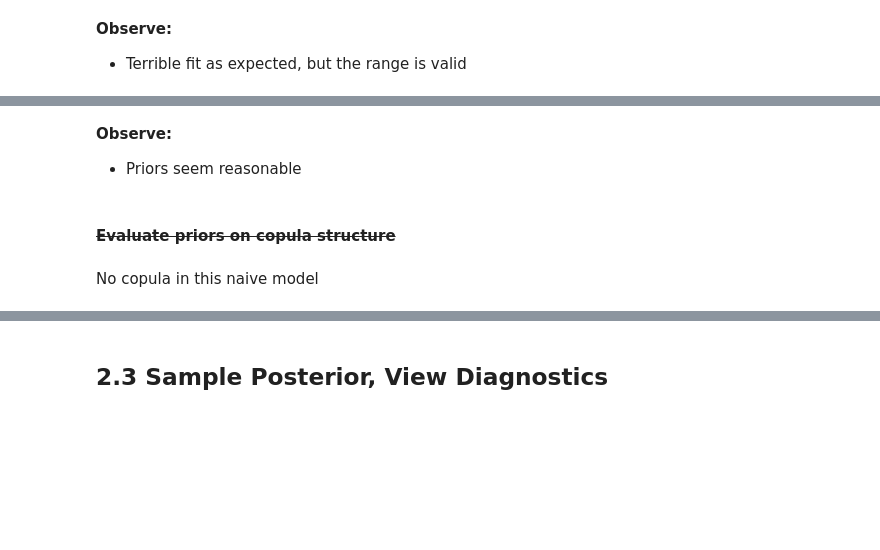
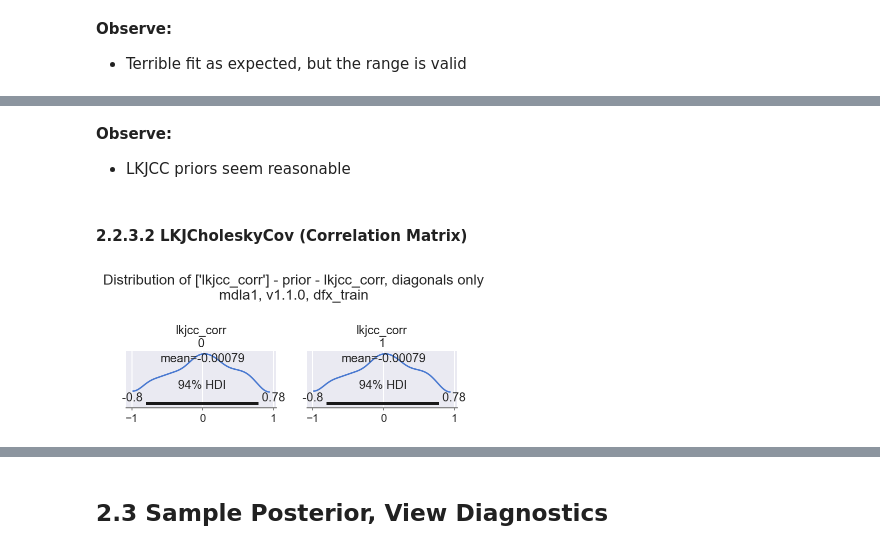
Before and after one commit to oreum-industries/oreum_copula, a Jupyter notebook: notebooks/101_ModelA1.ipynb, the cells around one changed output, grey strips where cells are left out. Drawn from its saved outputs; the diff is of its cells as text; code cells hidden in the pictures; blank space fills up the shorter version.

```diff
--- a/notebooks/101_ModelA1.ipynb
+++ b/notebooks/101_ModelA1.ipynb
@@ -392,8 +445,10 @@ f = mt.facetplot_krushke(mdl=mdla1, group=GRP, txtadd='hyperpriors on marginals'
 # %% [markdown]
 **Observe:**
 
-+ Priors seem reasonable
++ LKJCC priors seem reasonable
-# %% [markdown]
-#### ~~Evaluate priors on copula structure~~
-# %% [markdown]
-No copula in this naive model
+# %% [markdown]
+#### 2.2.3.2 LKJCholeskyCov (Correlation Matrix)
+# %%
+f = mt.plot_lkjcc_corr(mdl=mdla1, group='prior')
+# %% [output]
+[figure, added]
```
Also changed, not shown: parts of 57 cells of this notebook, 7 other files.
